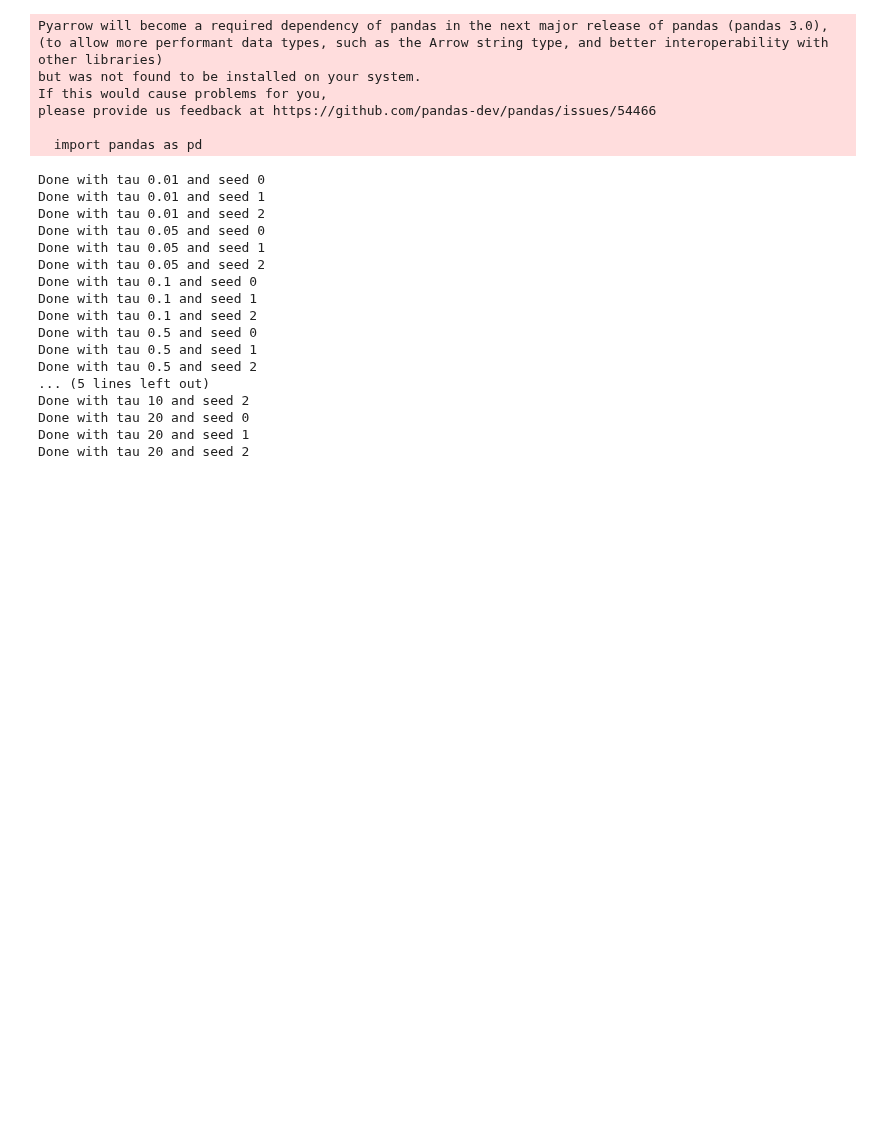
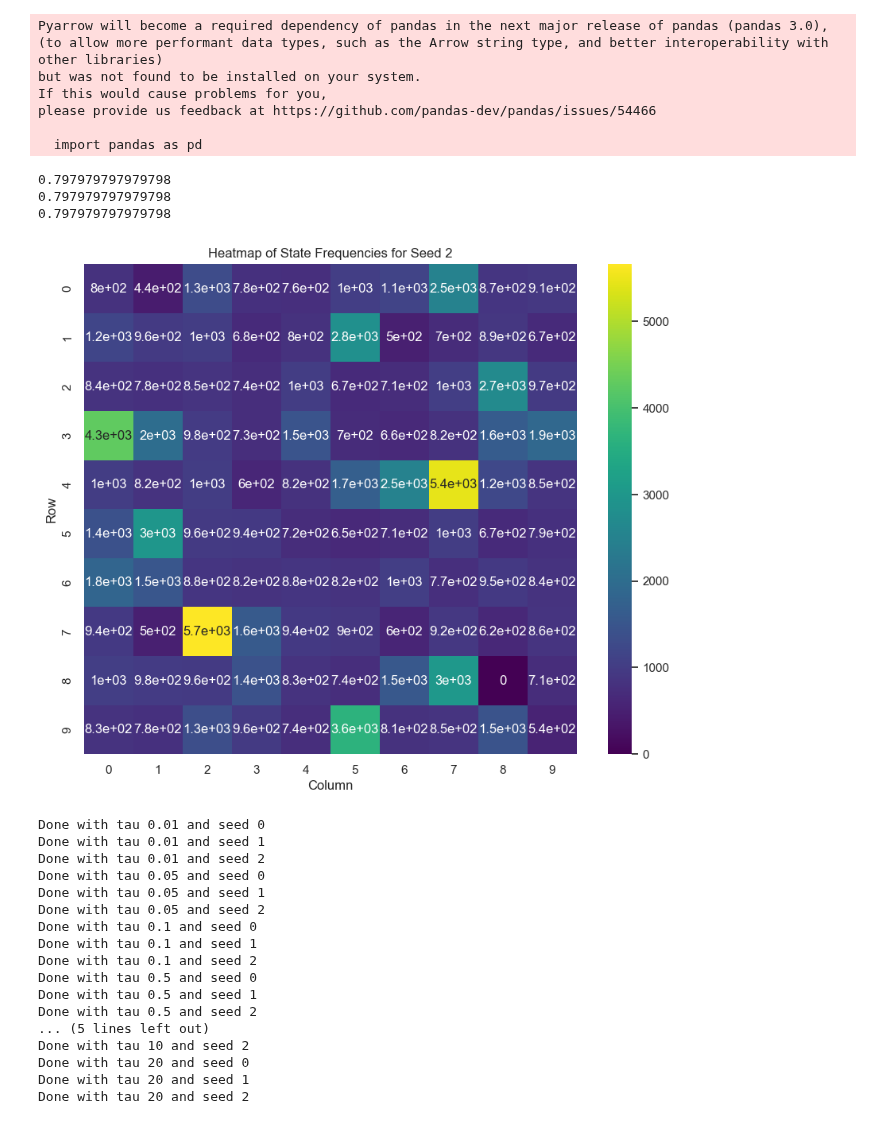
Before and after one commit to mariusdgm/phd-research, a Jupyter notebook: overfitting/overfitting.ipynb, the cells around one changed output. Saved outputs shown, nothing was run; the diff lists cells and outputs as text; code cells hidden in the pictures; blank space fills up the shorter version.

```diff
--- a/overfitting/overfitting.ipynb
+++ b/overfitting/overfitting.ipynb
@@ -68,15 +68,19 @@ def make_env(rows, cols, start_state, p_success, terminal_states, seed):
         }
     )
 
-def softmax(logits, tau):
-    # Apply the softmax function with temperature tau
+def softmax(logits, tau, lower_bound):
+    logits = np.array(logits)  # Ensure logits is a NumPy array for consistent operations
+    logits -= np.max(logits)  # Improves numerical stability
     exp_logits = np.exp(logits / tau)
-    return exp_logits / np.sum(exp_logits)
+    softmax_probs = exp_logits / np.sum(exp_logits)
+    adjusted_probs = np.clip(softmax_probs + lower_bound, 0, 1)  # Ensure probabilities are valid
+    adjusted_probs /= np.sum(adjusted_probs)
+    return adjusted_probs
 
-def generate_transitions_observations(transitions_list, num_steps, tau):
+def generate_transitions_observations(transitions_list, num_steps, tau, lower_bound=0):
     dset_size = len(transitions_list)
     logits = np.random.uniform(0, 1, size=dset_size)
-    prob_dist = softmax(logits, tau)
+    prob_dist = softmax(logits, tau, lower_bound)
 
     sampled_indices = np.random.choice(len(transitions_list), size=num_steps, p=prob_dist)
     sampled_transitions = [transitions_list[i] for i in sampled_indices]
@@ -239,6 +243,47 @@ class DQN(nn.Module):
 
     def forward(self, x):
         return self.network(x)
+# %%
+heatmap_matrix = np.zeros((rows, cols))
+lower_bound_softmax = 0.5 / 80
+tau = 0.01
+for seed in range(3):
+    np.random.seed(seed)
+    env = make_env(rows, cols, start_state, p_success, terminal_states, seed)
+
+    states = list(set([s for s, _ in env.mdp.keys()]))
+    actions = list(set([a for _, a in env.mdp.keys()]))
+    random_policy = create_random_policy(states, actions)
+
+    Q = {state: {action: 0 for action in actions} for state in states}
+    Q_pi_random = random_policy_evaluation_q_stochastic(states, actions, random_policy, Q, env.mdp, gamma, epsilon)
+
+    transitions_list = [(key[0], key[1], *value[0]) for key, value in env.mdp.items()]
+    transitions_train, transitions_val = train_test_split(transitions_list, test_size=0.2, random_state=seed)
+    sampled_transitions_train = generate_transitions_observations(transitions_train, num_steps, tau=tau, lower_bound=lower_bound_softmax)
+
+    transitions_set = {(state, action): (reward, next_state, done) for state, action, reward, next_state, done, _ in sampled_transitions_train}
+    print(len(transitions_set) / len(transitions_list))
+
+    # heatmap_matrix.fill(0)
+
+    # Populate heatmap matrix based on states in sampled_transitions_train
+    for state, _, _, next_state, _, _ in sampled_transitions_train:
+        row, col = state # Assuming next_state is a tuple like (row, col)
+        heatmap_matrix[row, col] += 1
+
+# Plot the heatmap
+plt.figure(figsize=(10, 8))
+sns.heatmap(heatmap_matrix, annot=True, cmap='viridis')
+plt.title(f"Heatmap of State Frequencies for Seed {seed}")
+plt.xlabel("Column")
+plt.ylabel("Row")
+plt.show()
+# %% [output]
+0.797979797979798
+0.797979797979798
+0.797979797979798
+[figure, added]
 # %%
 # Env settings
 start_state = (0, 0)
```
Also changed, not shown: parts of 5 cells of this notebook, 10 other files.
